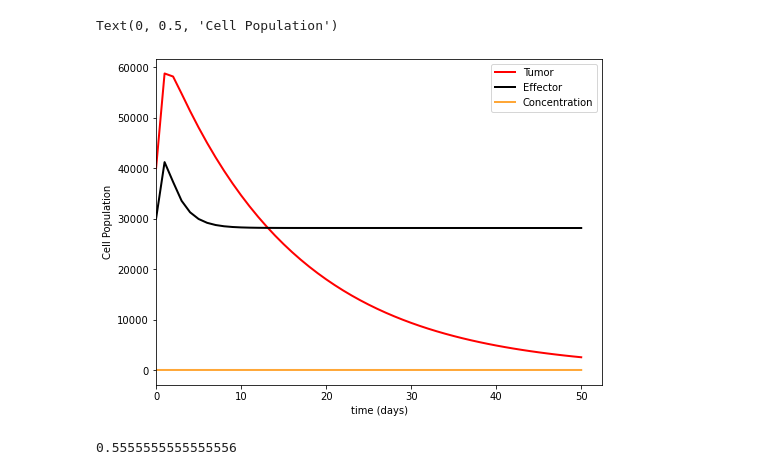
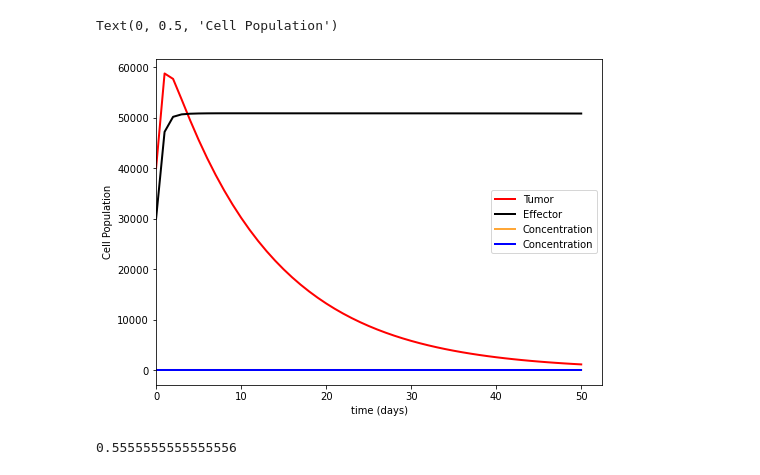
Before and after one commit to CSCI-4314-Final-Project/rk4-solver, a Jupyter notebook: tumor_rk4_simulation_presentation-radiation.ipynb, the cells around one changed output. Cells and saved outputs as stored; diff of their text form; code cells hidden in the pictures.

```diff
--- a/tumor_rk4_simulation_presentation-radiation.ipynb
+++ b/tumor_rk4_simulation_presentation-radiation.ipynb
@@ -56,8 +56,8 @@ def tumor_effector_chemo_forward_integrate(initial_conditions, params, t):
         Returns a numpy array of T, E, and M arrays.
     """
     T0, E0, M0, R0 = initial_conditions
-    subset_effectors = 0.90
-    recovery_rate = 0.35
+    subset_effectors = 0.8
+    recovery_rate = 0.2
 
     T, E, M, R = [T0], [E0], [M0], [R0]
     p, r, b, a, g, s, m, mu, gamma, rho, h, K_t, K_e, V_m, V_R = params
@@ -68,6 +68,7 @@ def tumor_effector_chemo_forward_integrate(initial_conditions, params, t):
         Et = E[-1] + (s-(mu*E[-1]) + p*((E[-1]*T[-1])/(h+T[-1])) - (m*E[-1]*T[-1]) - (K_e*M[-1]*E[-1]) - (K_e*R[-1]*(subset_effectors * E[-1])) + (recovery_rate * E[-1]))*dt
         Mt = M[-1] + (-gamma*M[-1] + V_m)*dt
         Rt = R[-1] + (-rho*R[-1] + V_R)*dt
+
         T.append(Tt)
         E.append(Et)
         M.append(Mt)
@@ -211,7 +212,8 @@ Text(0, 0.5, 'Cell Population')
 T0 = 40000
 E0 = 30000
 M0 = 0
-initial_conditions = (T0, E0, M0)
+R0 = 0
+initial_conditions = (T0, E0, M0, R0)
 
 p = 0.015
 r = 0.47 # Rate of tumor growth
@@ -222,41 +224,44 @@ s = 1.2e4
 m = 2e-11
 mu = 4.12e-2
 gamma = 0.9
+rho = 0.5
 h = 2.02e1
 K_t = 0.8
 K_e = 0.6
 V_m = 0.6 # Rate of concentration of chemotherapy
 V_r = 0.
-params = p, r, b, a, g, s, m, mu, gamma, h, K_t, K_e, V_m
+params = p, r, b, a, g, s, m, mu, gamma, rho, h, K_t, K_e, V_m, V_R
 
 # Timesteps in days
 t_max = 50
 dt = 1
 t = np.linspace(0, t_max, int(t_max/dt) + 1)
 
 results = tumor_effector_chemo_forward_integrate(initial_conditions, params, t)
 
 # Plot Results
 colors = {
 'T':'red',
 'E':'black',
-'M':'#FFA737'}
+'M':'#FFA737',
+'R': 'blue'}
 
 # Set up the axes
 fig, ax = plt.subplots(figsize=(8,6), nrows=1,ncols=1)
-T,E,M = results
+T,E,M,R = results
 plt.plot(t,T,label='Tumor',color=colors['T'],linewidth=2)
 plt.plot(t,E,label='Effector',color=colors['E'],linewidth=2)
 plt.plot(t,M,label='Concentration',color=colors['M'],linewidth=2)
+plt.plot(t,R,label='Concentration',color=colors['R'],linewidth=2)
 
 # Make the plot attractive
 ax.legend(loc='best')
 ax.set_xlim(left=0)
 ax.set_xlabel('time (days)')
 ax.set_ylabel('Cell Population')
 # %% [output]
 Text(0, 0.5, 'Cell Population')
-[figure, old version]
+[figure, new version]
 # %%
 M0 = 0.0
 initial_conditions = (M0)
```
Also changed, not shown: parts of 2 cells of this notebook.
